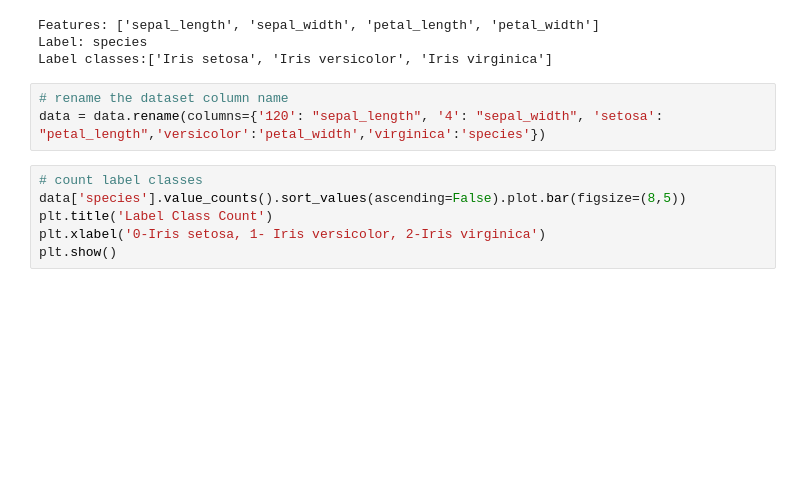
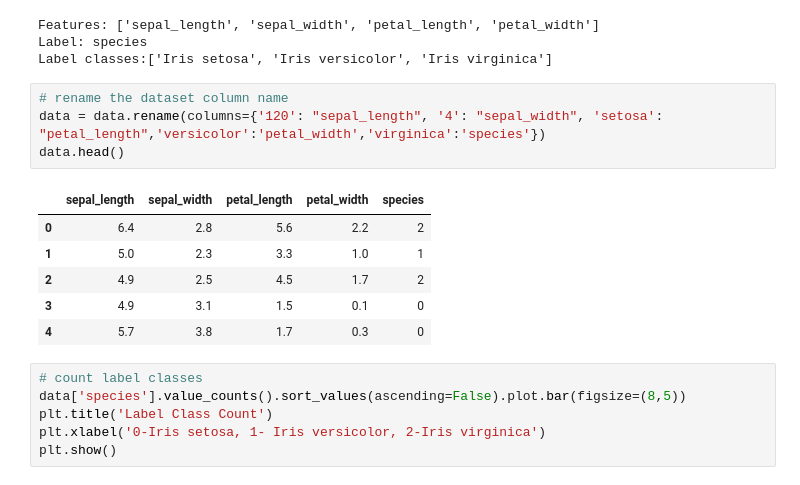
Before and after one commit to mlmaster1995/Tensorflow_2.0_Review, a Jupyter notebook: Tensorflow 2.0 Review.ipynb, the cells around one changed output. Saved outputs shown, nothing was run; the diff lists cells and outputs as text; blank space fills up the shorter version.

```diff
--- a/Tensorflow 2.0 Review.ipynb
+++ b/Tensorflow 2.0 Review.ipynb
@@ -1477,6 +1482,14 @@ Label classes:['Iris setosa', 'Iris versicolor', 'Iris virginica']
 # %%
 # rename the dataset column name
 data = data.rename(columns={'120': "sepal_length", '4': "sepal_width", 'setosa': "petal_length",'versicolor':'petal_width','virginica':'species'})
+data.head()
+# %% [output]
+|  | sepal_length | sepal_width | petal_length | petal_width | species |
+| 0 | 6.4 | 2.8 | 5.6 | 2.2 | 2 |
+| 1 | 5.0 | 2.3 | 3.3 | 1.0 | 1 |
+| 2 | 4.9 | 2.5 | 4.5 | 1.7 | 2 |
+| 3 | 4.9 | 3.1 | 1.5 | 0.1 | 0 |
+| 4 | 5.7 | 3.8 | 1.7 | 0.3 | 0 |
 # %%
 # count label classes
 data['species'].value_counts().sort_values(ascending=False).plot.bar(figsize=(8,5))
```
Also changed, not shown: parts of 10 cells of this notebook.
